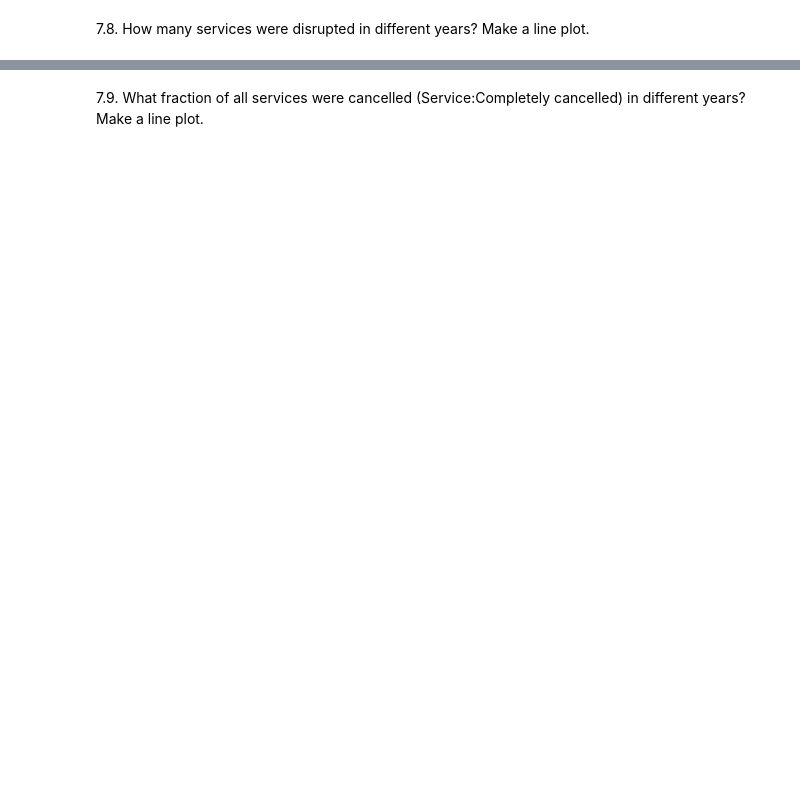
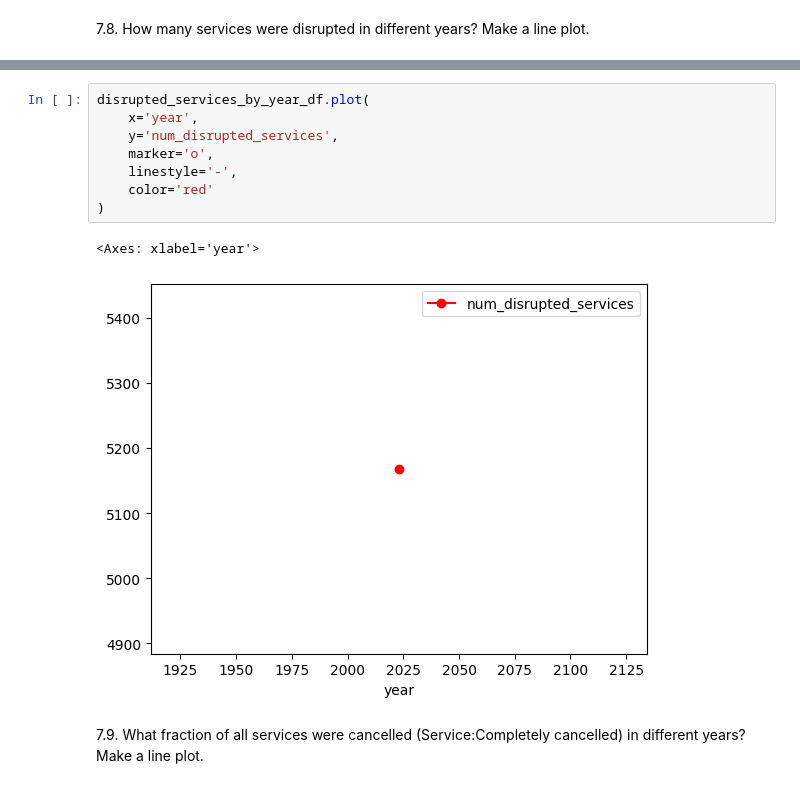
Before and after one commit to xiazek/issi_MLOps_lab, a Jupyter notebook: lab02/homework.ipynb, the cells around one changed output, grey strips where cells are left out. Saved outputs shown, nothing was run; the diff lists cells and outputs as text; blank space fills up the shorter version.

```diff
--- a/lab02/homework.ipynb
+++ b/lab02/homework.ipynb
@@ -495,3 +610,14 @@ with duckdb.connect("data/duckdb_trains.db") as db:
+# %%
+disrupted_services_by_year_df.plot(
+    x='year',
+    y='num_disrupted_services',
+    marker='o',
+    linestyle='-',
+    color='red'
+)
+# %% [output]
+<Axes: xlabel='year'>
+[figure, added]
 # %% [markdown]
 7.9. What fraction of all services were cancelled (Service:Completely cancelled) in different years? Make a line plot.
 # %%
```
Also changed, not shown: parts of 17 cells of this notebook.
